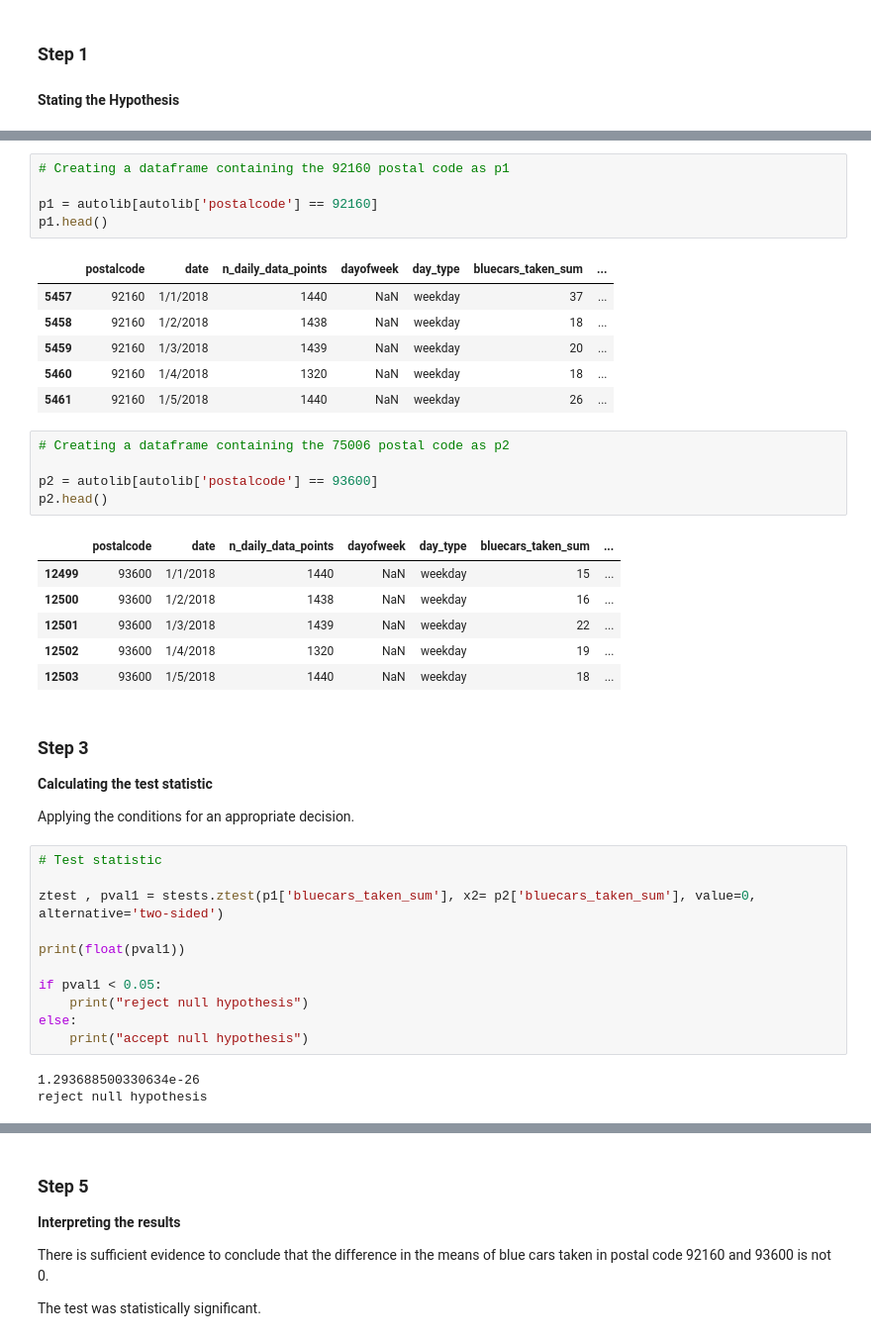
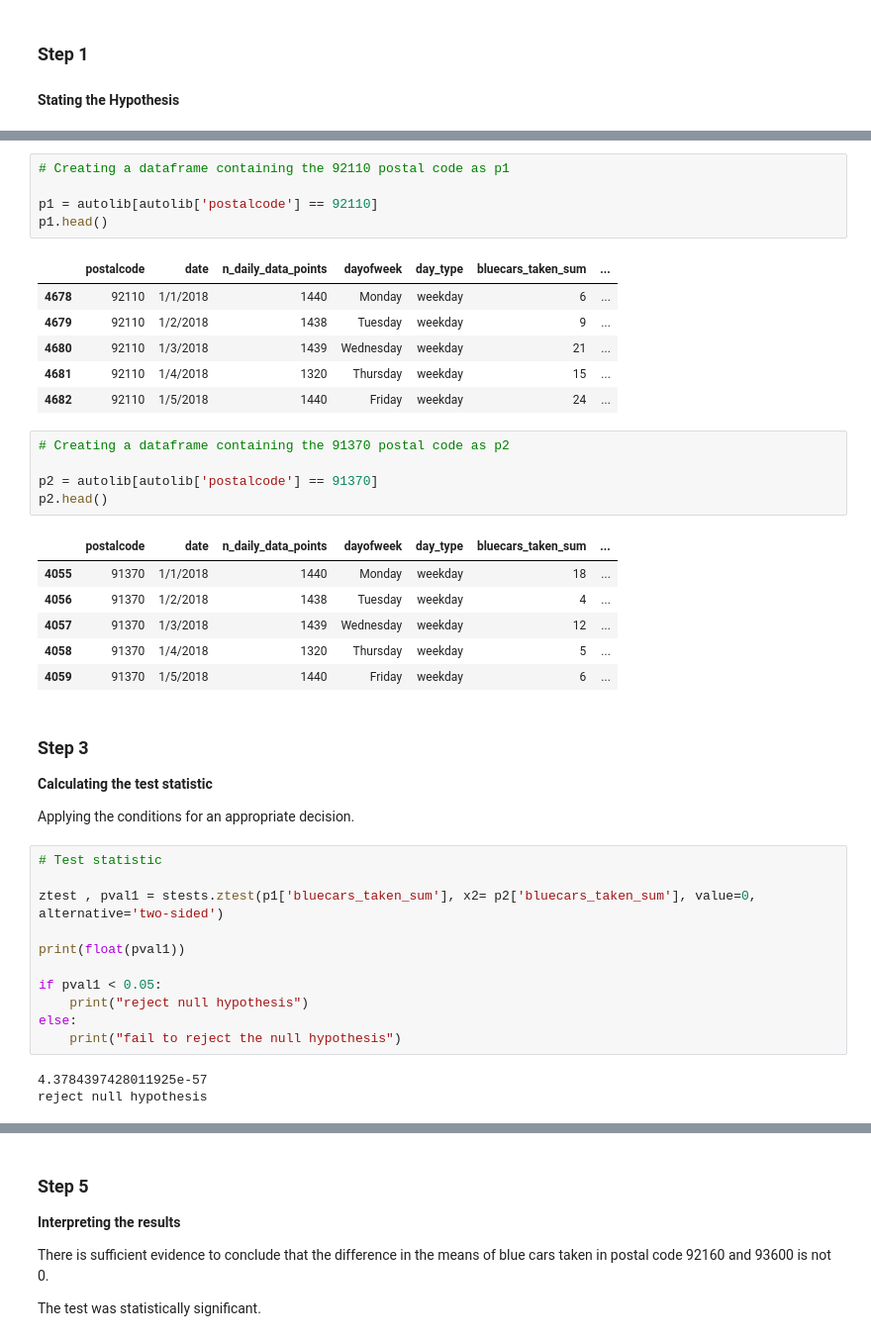
Before and after one commit to gathoni/hypothesis_testing, a Jupyter notebook: Hypothesis_Testing.ipynb, the cells around one changed output, grey strips where cells are left out. Shown at 99% size. Saved outputs shown, nothing was run; the diff lists cells and outputs as text.

```diff
--- a/Hypothesis_Testing.ipynb
+++ b/Hypothesis_Testing.ipynb
@@ -452,27 +486,27 @@ Ha: b1 ≠ b2
 # %%
-# Creating a dataframe containing the 92160 postal code as p1
+# Creating a dataframe containing the 92110 postal code as p1
 
-p1 = autolib[autolib['postalcode'] == 92160]
+p1 = autolib[autolib['postalcode'] == 92110]
 p1.head()
 # %% [output]
 |  | postalcode | date | n_daily_data_points | dayofweek | day_type | bluecars_taken_sum | ... |
-| 5457 | 92160 | 1/1/2018 | 1440 | NaN | weekday | 37 | ... |
-| 5458 | 92160 | 1/2/2018 | 1438 | NaN | weekday | 18 | ... |
-| 5459 | 92160 | 1/3/2018 | 1439 | NaN | weekday | 20 | ... |
-| 5460 | 92160 | 1/4/2018 | 1320 | NaN | weekday | 18 | ... |
-| 5461 | 92160 | 1/5/2018 | 1440 | NaN | weekday | 26 | ... |
+| 4678 | 92110 | 1/1/2018 | 1440 | Monday | weekday | 6 | ... |
+| 4679 | 92110 | 1/2/2018 | 1438 | Tuesday | weekday | 9 | ... |
+| 4680 | 92110 | 1/3/2018 | 1439 | Wednesday | weekday | 21 | ... |
+| 4681 | 92110 | 1/4/2018 | 1320 | Thursday | weekday | 15 | ... |
+| 4682 | 92110 | 1/5/2018 | 1440 | Friday | weekday | 24 | ... |
 # %%
-# Creating a dataframe containing the 75006 postal code as p2
+# Creating a dataframe containing the 91370 postal code as p2
 
-p2 = autolib[autolib['postalcode'] == 93600]
+p2 = autolib[autolib['postalcode'] == 91370]
 p2.head()
 # %% [output]
 |  | postalcode | date | n_daily_data_points | dayofweek | day_type | bluecars_taken_sum | ... |
-| 12499 | 93600 | 1/1/2018 | 1440 | NaN | weekday | 15 | ... |
-| 12500 | 93600 | 1/2/2018 | 1438 | NaN | weekday | 16 | ... |
-| 12501 | 93600 | 1/3/2018 | 1439 | NaN | weekday | 22 | ... |
-| 12502 | 93600 | 1/4/2018 | 1320 | NaN | weekday | 19 | ... |
-| 12503 | 93600 | 1/5/2018 | 1440 | NaN | weekday | 18 | ... |
+| 4055 | 91370 | 1/1/2018 | 1440 | Monday | weekday | 18 | ... |
+| 4056 | 91370 | 1/2/2018 | 1438 | Tuesday | weekday | 4 | ... |
+| 4057 | 91370 | 1/3/2018 | 1439 | Wednesday | weekday | 12 | ... |
+| 4058 | 91370 | 1/4/2018 | 1320 | Thursday | weekday | 5 | ... |
+| 4059 | 91370 | 1/5/2018 | 1440 | Friday | weekday | 6 | ... |
 # %% [markdown]
 ### **Step 3**
 
@@ -489,9 +523,9 @@ print(float(pval1))
 if pval1 < 0.05:
     print("reject null hypothesis")
 else:
-    print("accept null hypothesis")
+    print("fail to reject the null hypothesis")
 # %% [output]
-1.293688500330634e-26
+4.3784397428011925e-57
 reject null hypothesis
 # %% [markdown]
 ### **Step 4**
```
Also changed, not shown: parts of 19 cells of this notebook.
